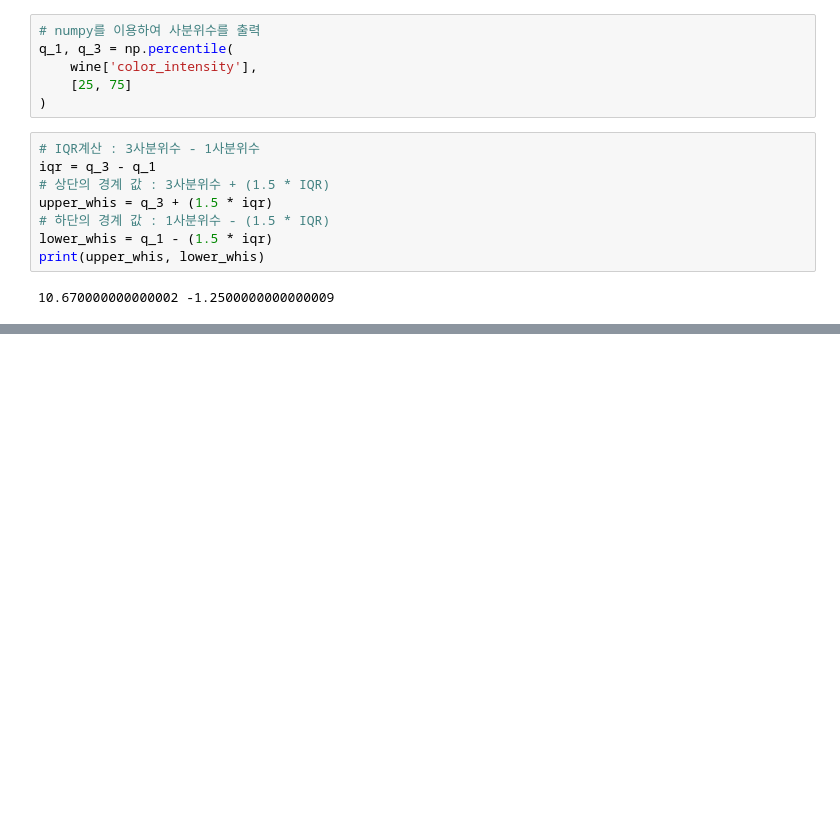
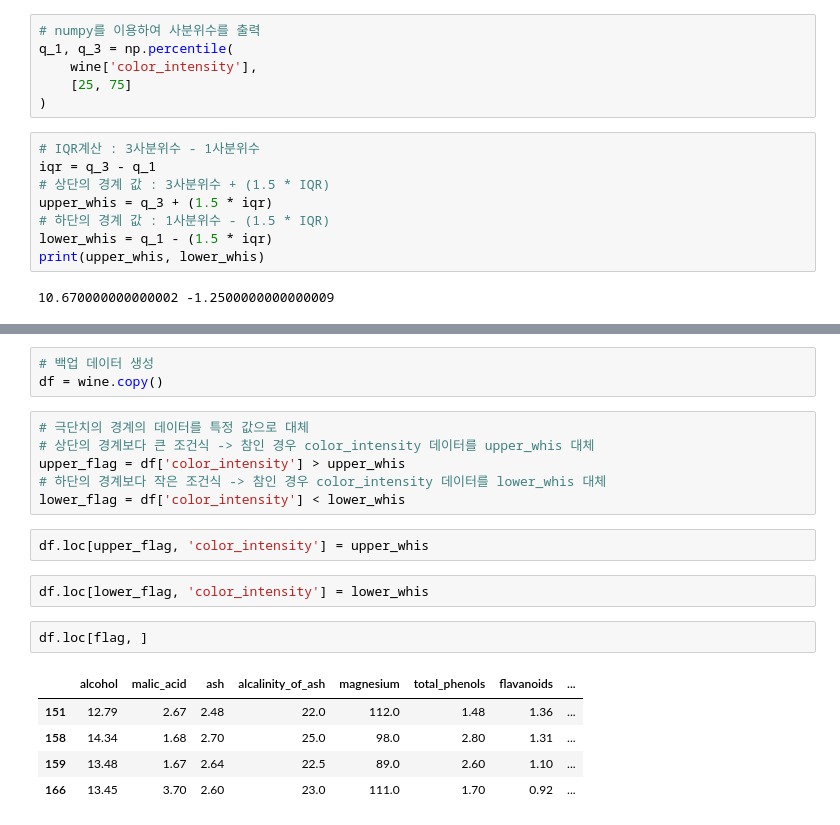
Before and after one commit to bsmoon-86/multicam_2025, a Jupyter notebook: 250922/01_이상치.ipynb, the cells around one changed output, grey strips where cells are left out. Saved outputs shown, nothing was run; the diff lists cells and outputs as text; blank space fills up the shorter version.

```diff
--- a/250922/01_이상치.ipynb
+++ b/250922/01_이상치.ipynb
@@ -135,0 +157,21 @@ print(upper_whis, lower_whis)
+# %%
+# 백업 데이터 생성
+df = wine.copy()
+# %%
+# 극단치의 경계의 데이터를 특정 값으로 대체
+# 상단의 경계보다 큰 조건식 -> 참인 경우 color_intensity 데이터를 upper_whis 대체
+upper_flag = df['color_intensity'] > upper_whis
+# 하단의 경계보다 작은 조건식 -> 참인 경우 color_intensity 데이터를 lower_whis 대체
+lower_flag = df['color_intensity'] < lower_whis
+# %%
+df.loc[upper_flag, 'color_intensity'] = upper_whis
+# %%
+df.loc[lower_flag, 'color_intensity'] = lower_whis
+# %%
+df.loc[flag, ]
+# %% [output]
+|  | alcohol | malic_acid | ash | alcalinity_of_ash | magnesium | total_phenols | flavanoids | ... |
+| 151 | 12.79 | 2.67 | 2.48 | 22.0 | 112.0 | 1.48 | 1.36 | ... |
+| 158 | 14.34 | 1.68 | 2.70 | 25.0 | 98.0 | 2.80 | 1.31 | ... |
+| 159 | 13.48 | 1.67 | 2.64 | 22.5 | 89.0 | 2.60 | 1.10 | ... |
+| 166 | 13.45 | 3.70 | 2.60 | 23.0 | 111.0 | 1.70 | 0.92 | ... |
```
Also changed, not shown: parts of 3 cells of this notebook.
